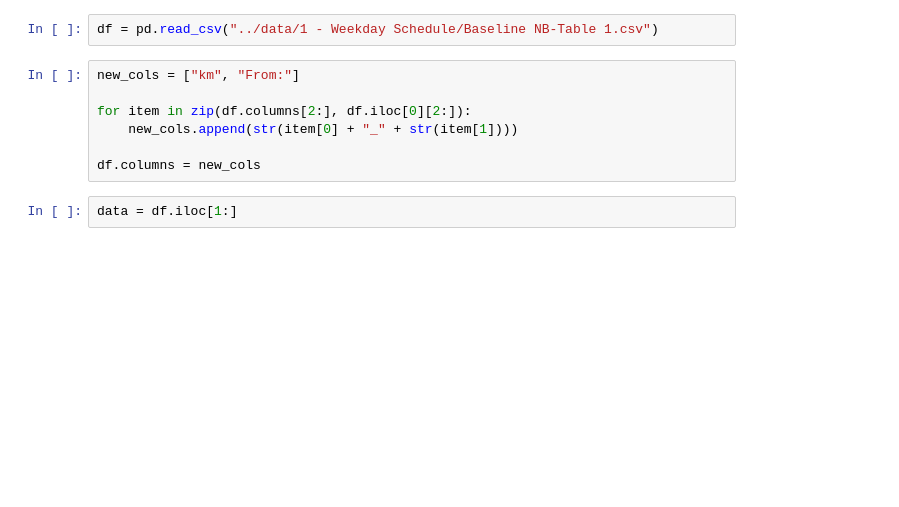
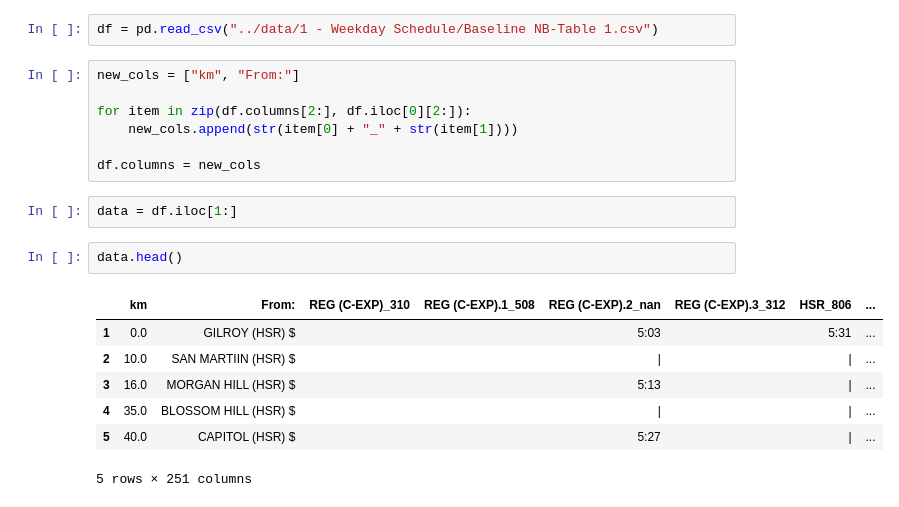
Before and after one commit to sfbrigade/calviz, a Jupyter notebook: notebooks/parse_schedule.ipynb, the cells around one changed output. Cells and saved outputs as stored; diff of their text form; blank space fills up the shorter version.

```diff
--- a/notebooks/parse_schedule.ipynb
+++ b/notebooks/parse_schedule.ipynb
@@ -11,3 +12,13 @@ for item in zip(df.columns[2:], df.iloc[0][2:]):
 df.columns = new_cols
 # %%
 data = df.iloc[1:]
+# %%
+data.head()
+# %% [output]
+|  | km | From: | REG (C-EXP)_310 | REG (C-EXP).1_508 | REG (C-EXP).2_nan | REG (C-EXP).3_312 | HSR_806 | ... |
+| 1 | 0.0 | GILROY (HSR) $ |  |  | 5:03 |  | 5:31 | ... |
+| 2 | 10.0 | SAN MARTIIN (HSR) $ |  |  | | |  | | | ... |
+| 3 | 16.0 | MORGAN HILL (HSR) $ |  |  | 5:13 |  | | | ... |
+| 4 | 35.0 | BLOSSOM HILL (HSR) $ |  |  | | |  | | | ... |
+| 5 | 40.0 | CAPITOL (HSR) $ |  |  | 5:27 |  | | | ... |
+5 rows × 251 columns
```
Also changed, not shown: parts of 5 cells of this notebook.
